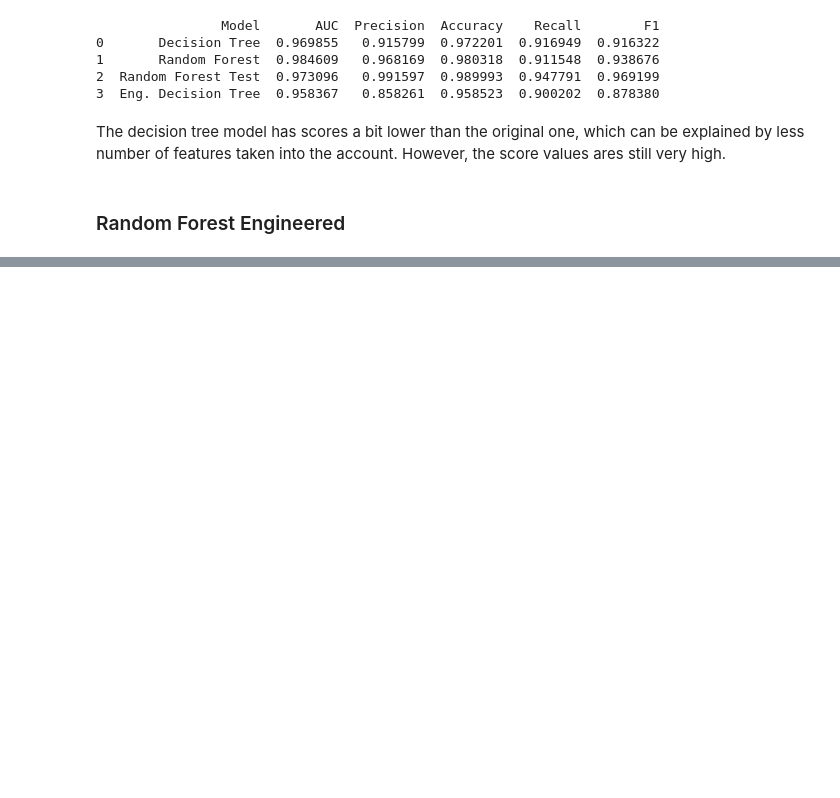
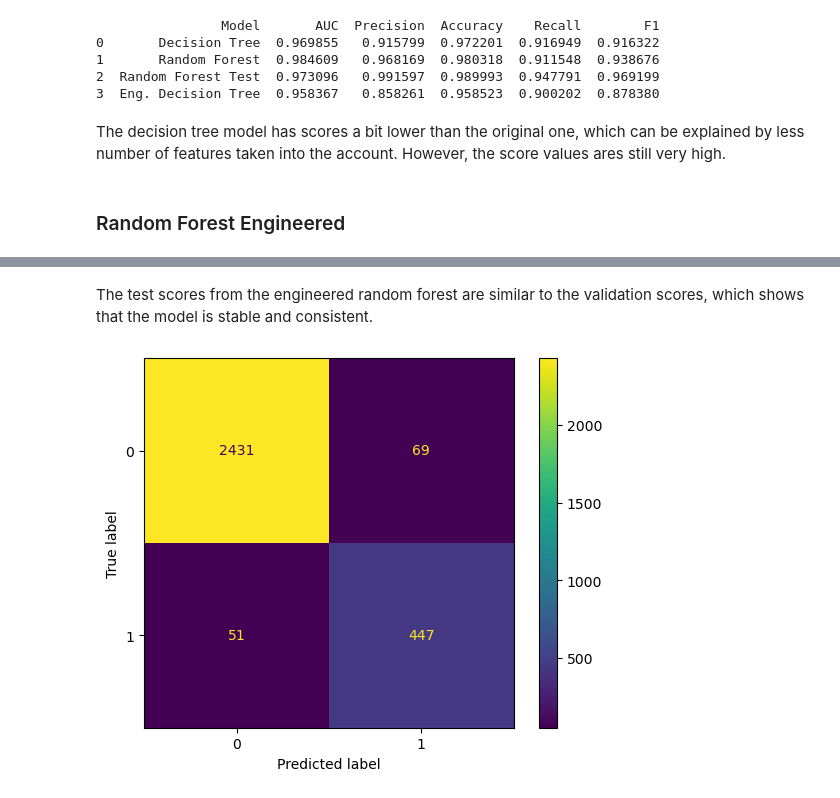
Before and after one commit to julhild/Salifort_Motors_project, a Jupyter notebook: main.ipynb, the cells around one changed output, grey strips where cells are left out. Cells and saved outputs as stored; diff of their text form; code cells hidden in the pictures; blank space fills up the shorter version.

```diff
--- a/main.ipynb
+++ b/main.ipynb
@@ -806,0 +911,2 @@ The decision tree model has scores a bit lower than the original one, which can
+# %%
+random_forest_eng = read_pickle(path, 'Random_Forest_Eng')
@@ -806,0 +953,16 @@ The decision tree model has scores a bit lower than the original one, which can
+# %% [markdown]
+ The test scores from the engineered random forest are similar to the validation scores, which shows that the model is stable and consistent.
+# %%
+# calculating confusion matrix for the engineered random forest model
+prediction = random_forest_eng.best_estimator_.predict(X_test)
+rf_eng_matrix = confusion_matrix(y_test, prediction, labels = logistic_model.classes_)
+display = ConfusionMatrixDisplay(confusion_matrix=rf_eng_matrix,
+                                  display_labels=random_forest_eng.classes_)
+
+# plot for confusion matrix
+display.plot(values_format='')
+
+# display plot
+plt.show()
+# %% [output]
+[figure, added]
```
Also changed, not shown: parts of 44 cells of this notebook, 2 other files.
